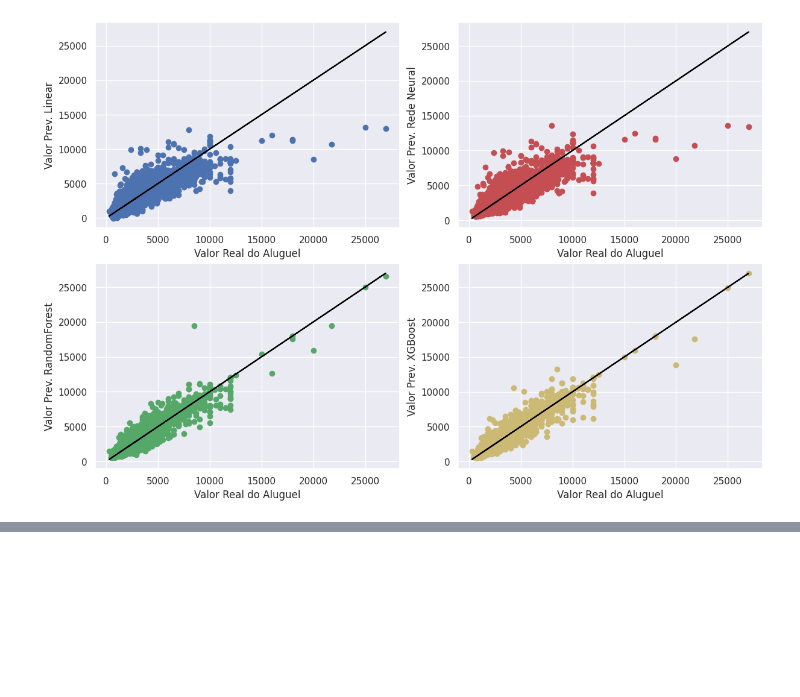
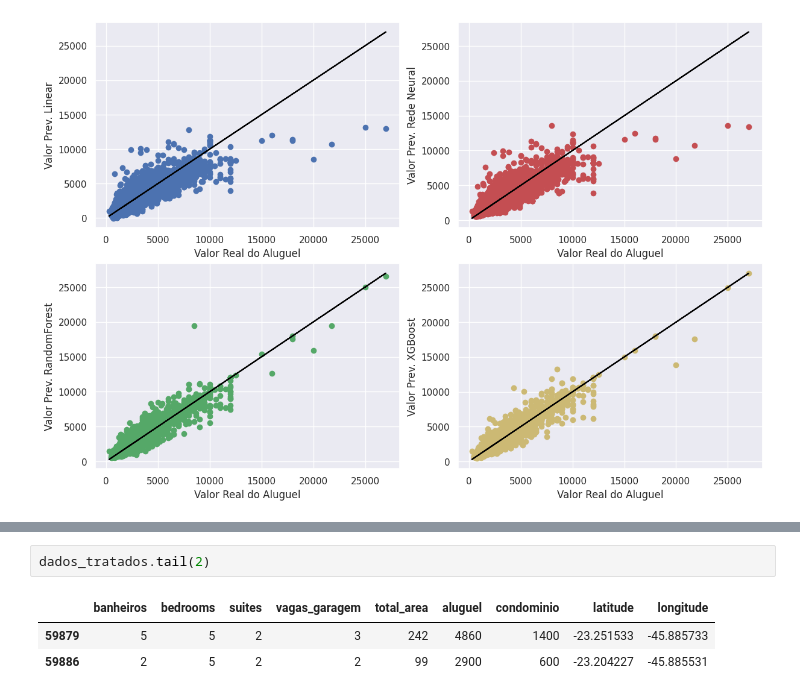
Before and after one commit to fabiollg/PI-4_Predicao_Valores_Imoveis_SJC, a Jupyter notebook: PI_4_Predicao_Valores_Imoveis_SJC.ipynb, the cells around one changed output, grey strips where cells are left out. Saved outputs shown, nothing was run; the diff lists cells and outputs as text; blank space fills up the shorter version.

```diff
--- a/PI_4_Predicao_Valores_Imoveis_SJC.ipynb
+++ b/PI_4_Predicao_Valores_Imoveis_SJC.ipynb
@@ -1063,0 +1075,6 @@ plt.show()
+# %%
+dados_tratados.tail(2)
+# %% [output]
+|  | banheiros | bedrooms | suites | vagas_garagem | total_area | aluguel | condominio | latitude | longitude |
+| 59879 | 5 | 5 | 2 | 3 | 242 | 4860 | 1400 | -23.251533 | -45.885733 |
+| 59886 | 2 | 5 | 2 | 2 | 99 | 2900 | 600 | -23.204227 | -45.885531 |
```
Also changed, not shown: parts of 8 cells of this notebook.
